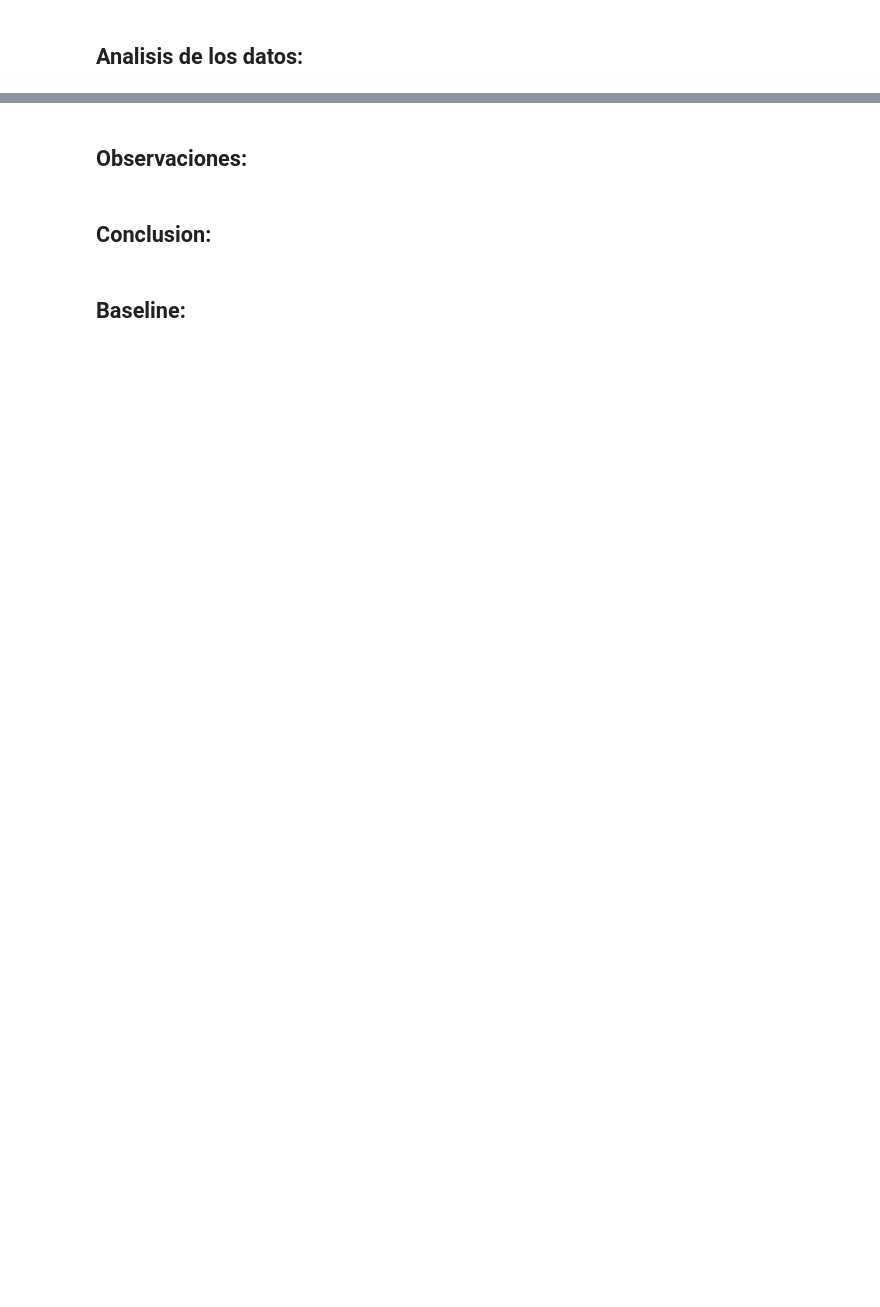
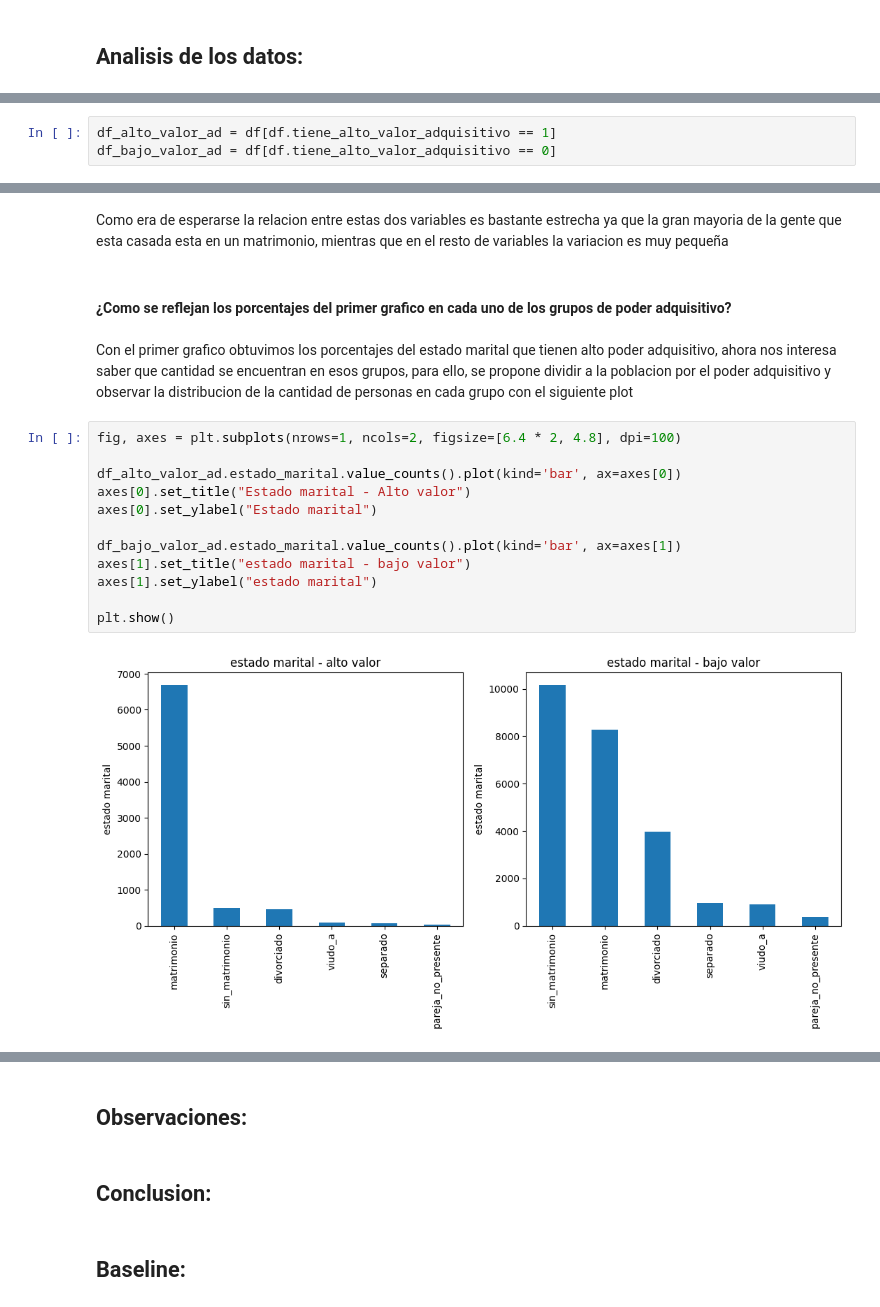
Before and after one commit to SantiValdezUlzurrun/TP-2021-1C-Organizacion-de-datos, a Jupyter notebook: INFORME.ipynb, the cells around one changed output, grey strips where cells are left out. Saved outputs shown, nothing was run; the diff lists cells and outputs as text; blank space fills up the shorter version.

```diff
--- a/INFORME.ipynb
+++ b/INFORME.ipynb
@@ -198,0 +239,3 @@ df['estado_marital'] = df['estado_marital'].apply(lambda x: 'matrimonio' if x ==
+# %%
+df_alto_valor_ad = df[df.tiene_alto_valor_adquisitivo == 1]
+df_bajo_valor_ad = df[df.tiene_alto_valor_adquisitivo == 0]
@@ -198,0 +298,20 @@ df['estado_marital'] = df['estado_marital'].apply(lambda x: 'matrimonio' if x ==
+# %% [markdown]
+Como era de esperarse la relacion entre estas dos variables es bastante estrecha ya que la gran mayoria de la gente que esta casada esta en un matrimonio, mientras que en el resto de variables la variacion es muy pequeña
+# %% [markdown]
+#### ¿Como se reflejan los porcentajes del primer grafico en cada uno de los grupos de poder adquisitivo?
+# %% [markdown]
+Con el primer grafico obtuvimos los porcentajes del estado marital que tienen alto poder adquisitivo, ahora nos interesa saber que cantidad se encuentran en esos grupos, para ello, se propone dividir a la poblacion por el poder adquisitivo y observar la distribucion de la cantidad de personas en cada grupo con el siguiente plot
+# %%
+fig, axes = plt.subplots(nrows=1, ncols=2, figsize=[6.4 * 2, 4.8], dpi=100)
+
+df_alto_valor_ad.estado_marital.value_counts().plot(kind='bar', ax=axes[0])
+axes[0].set_title("Estado marital - Alto valor")
+axes[0].set_ylabel("Estado marital")
+
+df_bajo_valor_ad.estado_marital.value_counts().plot(kind='bar', ax=axes[1])
+axes[1].set_title("estado marital - bajo valor")
+axes[1].set_ylabel("estado marital")
+
+plt.show()
+# %% [output]
+[figure, added]
```
Also changed, not shown: parts of 24 cells of this notebook, 4 other files.
